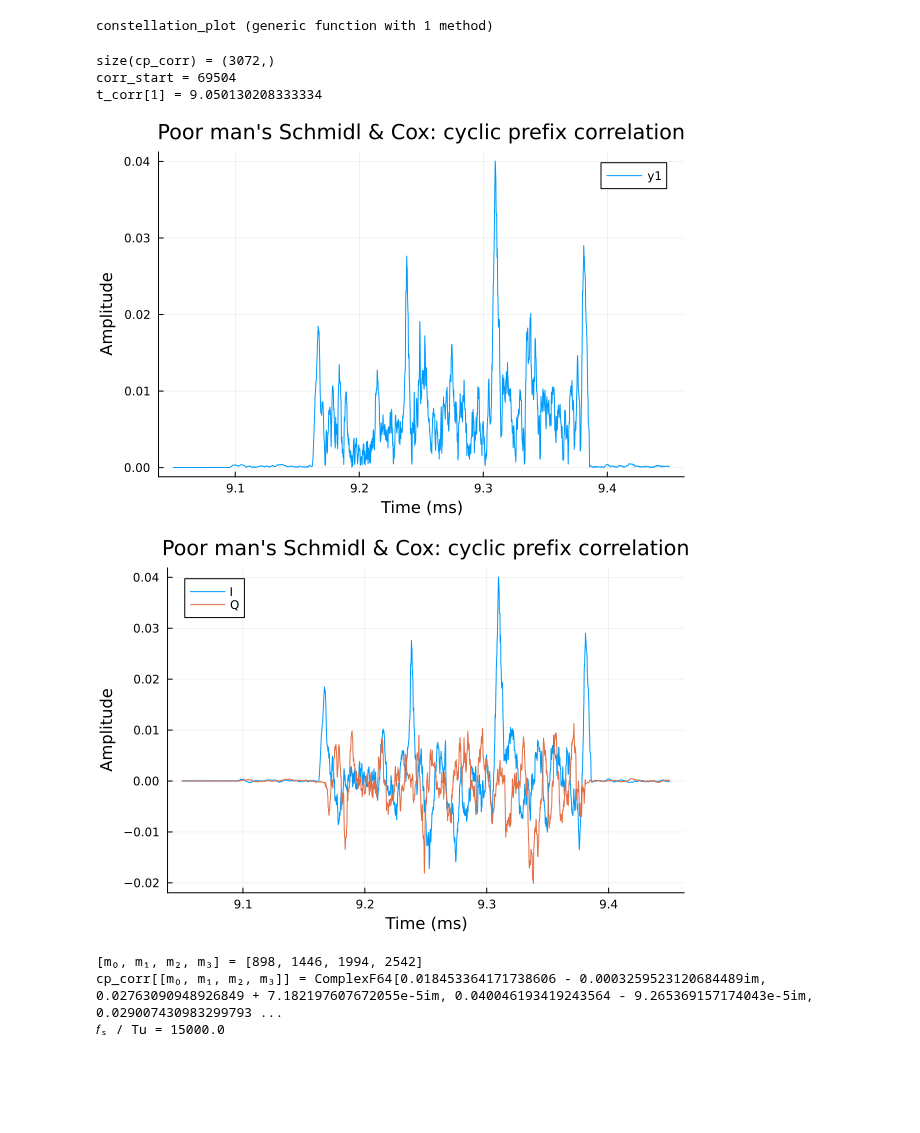
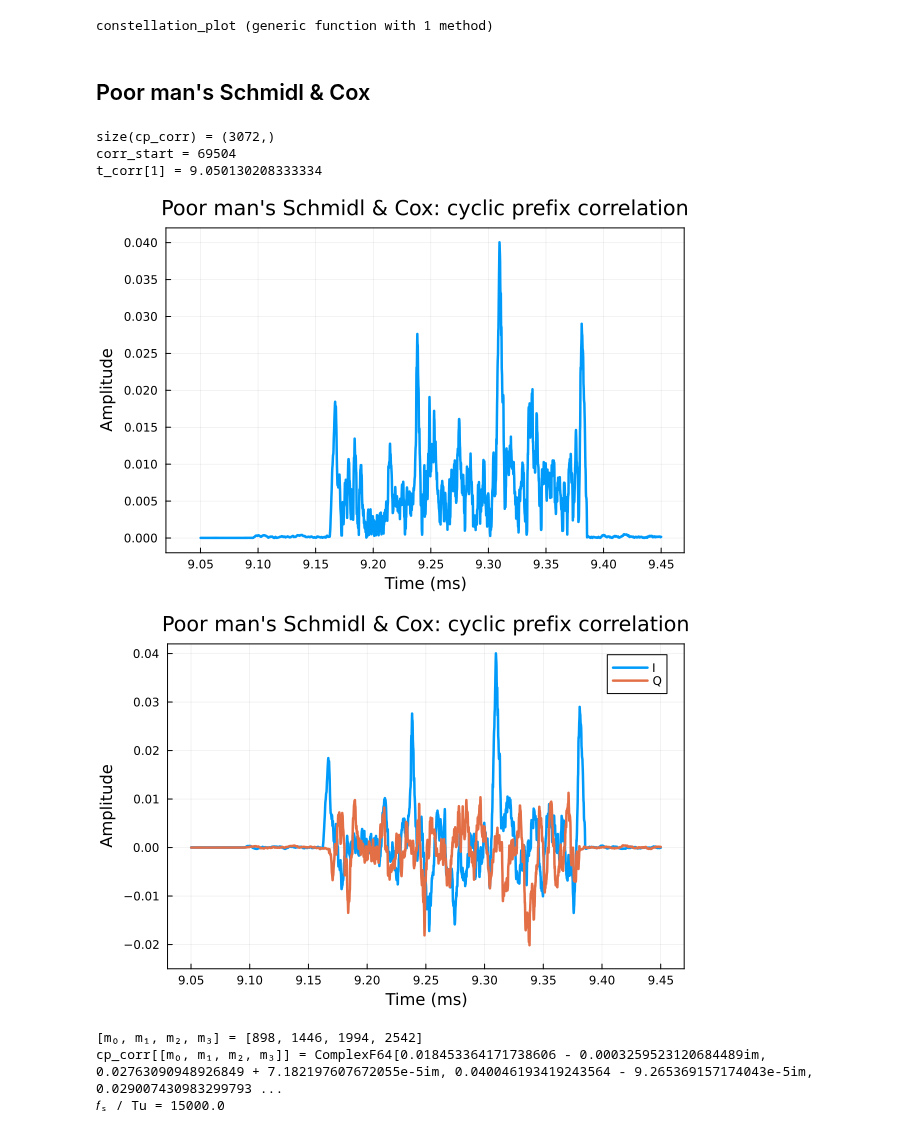
Before and after one commit to setrar/DigiCom, a Jupyter notebook: Labs/TP2/julia/daniestevez/5G NR downlink.jl.ipynb, the cells around one changed output. Cells and saved outputs as stored; diff of their text form; code cells hidden in the pictures; blank space fills up the shorter version.

```diff
--- a/Labs/TP2/julia/daniestevez/5G NR downlink.jl.ipynb
+++ b/Labs/TP2/julia/daniestevez/5G NR downlink.jl.ipynb
@@ -93,6 +93,8 @@ function constellation_plot(z::Vector{ComplexF64}; title=nothing, ref="bpsk", ax
 end
 # %% [output]
 constellation_plot (generic function with 1 method)
+# %% [markdown]
+## Poor man's Schmidl & Cox
 # %%
 cp_corr = zeros(ComplexF64, round(Int, 𝑓ₛ * 0.4e-3)); @show size(cp_corr);
 corr_start = round(Int, 9.05e-3 * 𝑓ₛ); @show corr_start;
@@ -110,21 +112,40 @@ t_corr[1] = 9.050130208333334
 using Plots
 # %%
 plot(t_corr, abs.(cp_corr)
-    , xlabel="Time (ms)"
-    , ylabel="Amplitude"
-    , title="Poor man's Schmidl & Cox: cyclic prefix correlation"
+    , xlabel = "Time (ms)"
+    , ylabel = "Amplitude"
+    , title = "Poor man's Schmidl & Cox: cyclic prefix correlation"
+    , legend = :false
+    , ylims = [-0.002,0.042]
+    , xlims = [9.02,9.47]
+    , yticks = 0.000:0.005:0.045
+    , xticks = 9.00:0.05:9.50
+    , linewidth = 2.5
+    , framestyle = :box
 )
 # %% [output]
-[figure, old version]
+[figure, new version]
 # %%
-plot(t_corr, real.(cp_corr), label="I")
-plot!(t_corr, imag.(cp_corr), label="Q")
-
-xlabel!("Time (ms)")
-ylabel!("Amplitude")
-title!("Poor man's Schmidl & Cox: cyclic prefix correlation")
+plot(t_corr, real.(cp_corr)
+    , xlabel="Time (ms)"
+    , ylabel="Amplitude"
+    , title="Poor man's Schmidl & Cox: cyclic prefix correlation"
+    , label="I"
+    , ylims=[-0.025,0.042]
+    , xlims=[9.03,9.47]
+    , yticks = -0.02:0.01:0.045
+    , xticks = 9.00:0.05:9.50
+    , linewidth = 2.5
+    , grid = :true
+    , legend = :topright
+    , framestyle = :box
+)
+plot!(t_corr, imag.(cp_corr)
+    , label="Q"
+    , linewidth=2.5
+)
 # %% [output]
-[figure, old version]
+[figure, new version]
 # %%
 m₀ = argmax(abs.(cp_corr[1:1001]))
 m₁ = argmax(abs.(cp_corr[1001:1501])) + 1000
```
Also changed, not shown: parts of 18 cells of this notebook, 2 other files.
